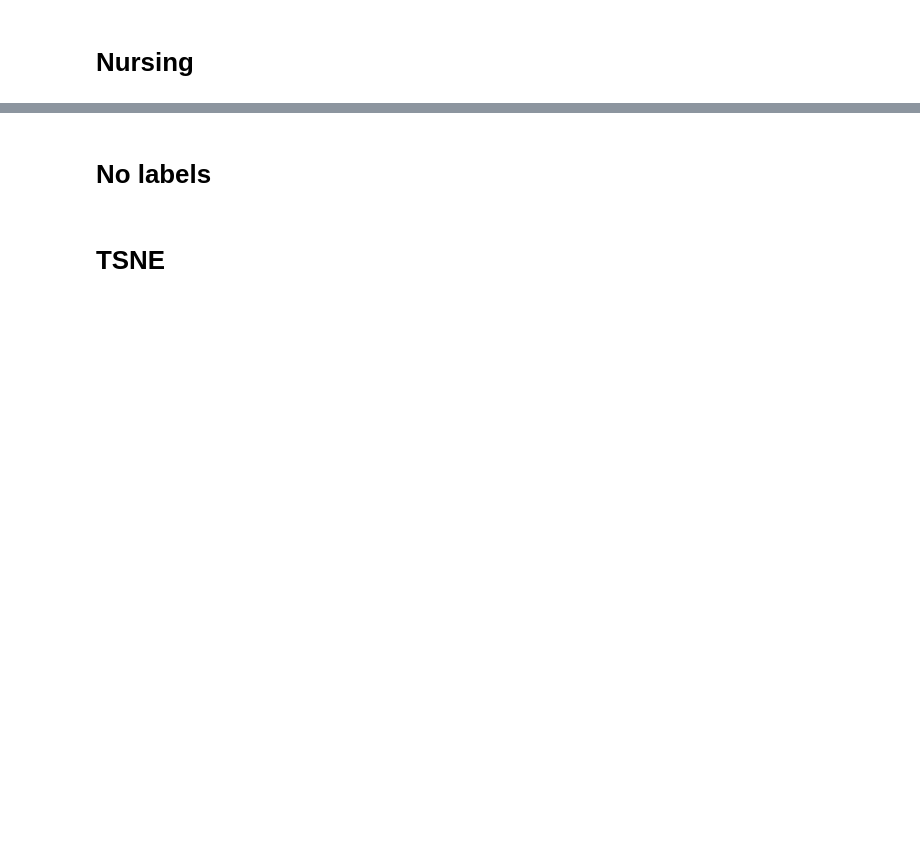
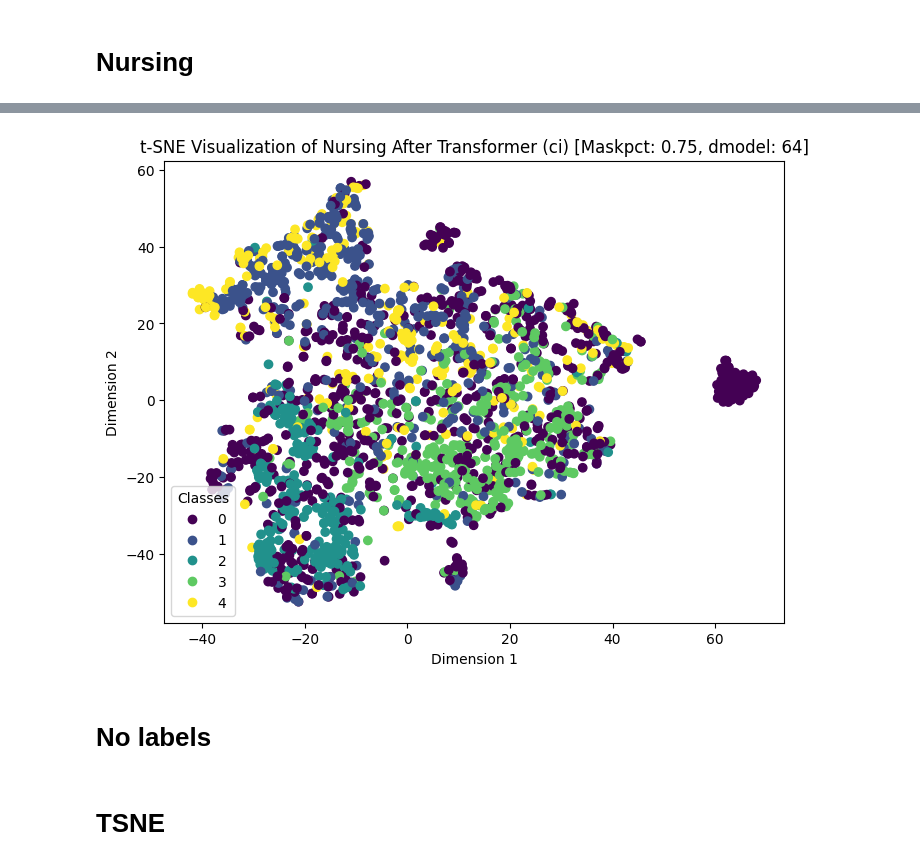
Before and after one commit to Musa-Azeem/eating-detection, a Jupyter notebook: masked_autoencoder.ipynb, the cells around one changed output, grey strips where cells are left out. Saved outputs shown, nothing was run; the diff lists cells and outputs as text; code cells hidden in the pictures; blank space fills up the shorter version.

```diff
--- a/masked_autoencoder.ipynb
+++ b/masked_autoencoder.ipynb
@@ -136,21 +207,23 @@ plt.show()
 # %%
 from sklearn.manifold import TSNE
 from sklearn.cluster import KMeans
 from sklearn.decomposition import PCA
 
 emb_c_np = embedding_c.numpy()
 
 # Applying t-SNE to reduce the dimensions to 2
 tsne = TSNE(n_components=2)
 data_tsne = tsne.fit_transform(emb_c_np)
 
 plt.figure(figsize=(8, 6))
 plt.scatter(data_tsne[:, 0], data_tsne[:, 1], marker='o', c=ys)#, c=cluster_labels, cmap='viridis')
-plt.title('t-SNE Visualization of Embedding After Transformer (ci) with 2 components')
+plt.title(f't-SNE Visualization of Nursing After Transformer (ci) [Maskpct: {CONFIG["MASKPCT"]}, dmodel: {CONFIG["DMODEL"]}]')
 plt.xlabel('Dimension 1')
 plt.ylabel('Dimension 2')
 plt.legend(*scatter.legend_elements(), loc="lower left", title="Classes")
 plt.show()
+# %% [output]
+[figure, added]
 # %%
 from sklearn.manifold import TSNE
 from sklearn.cluster import KMeans
```
Also changed, not shown: parts of 17 cells of this notebook, 4 other files.
